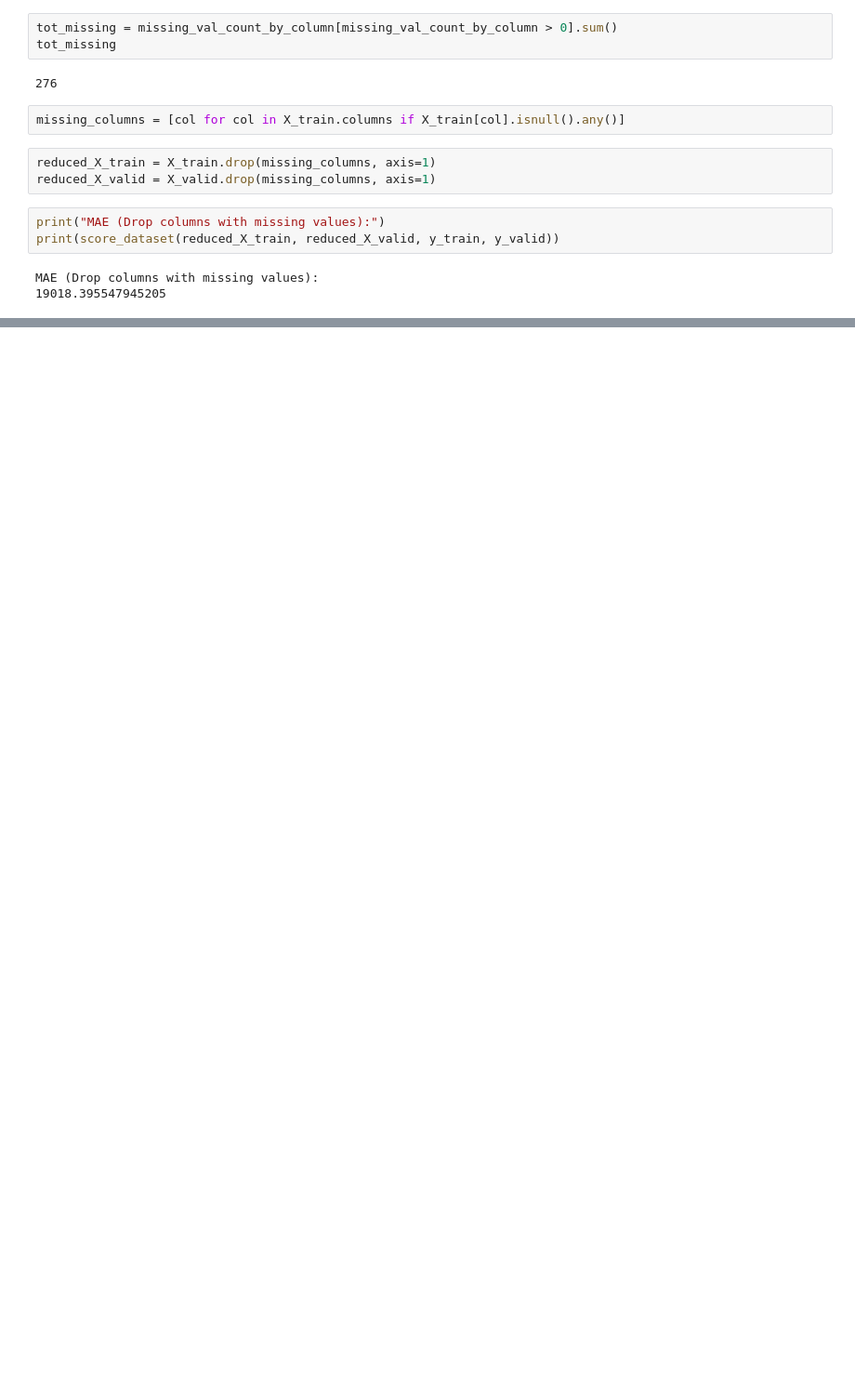
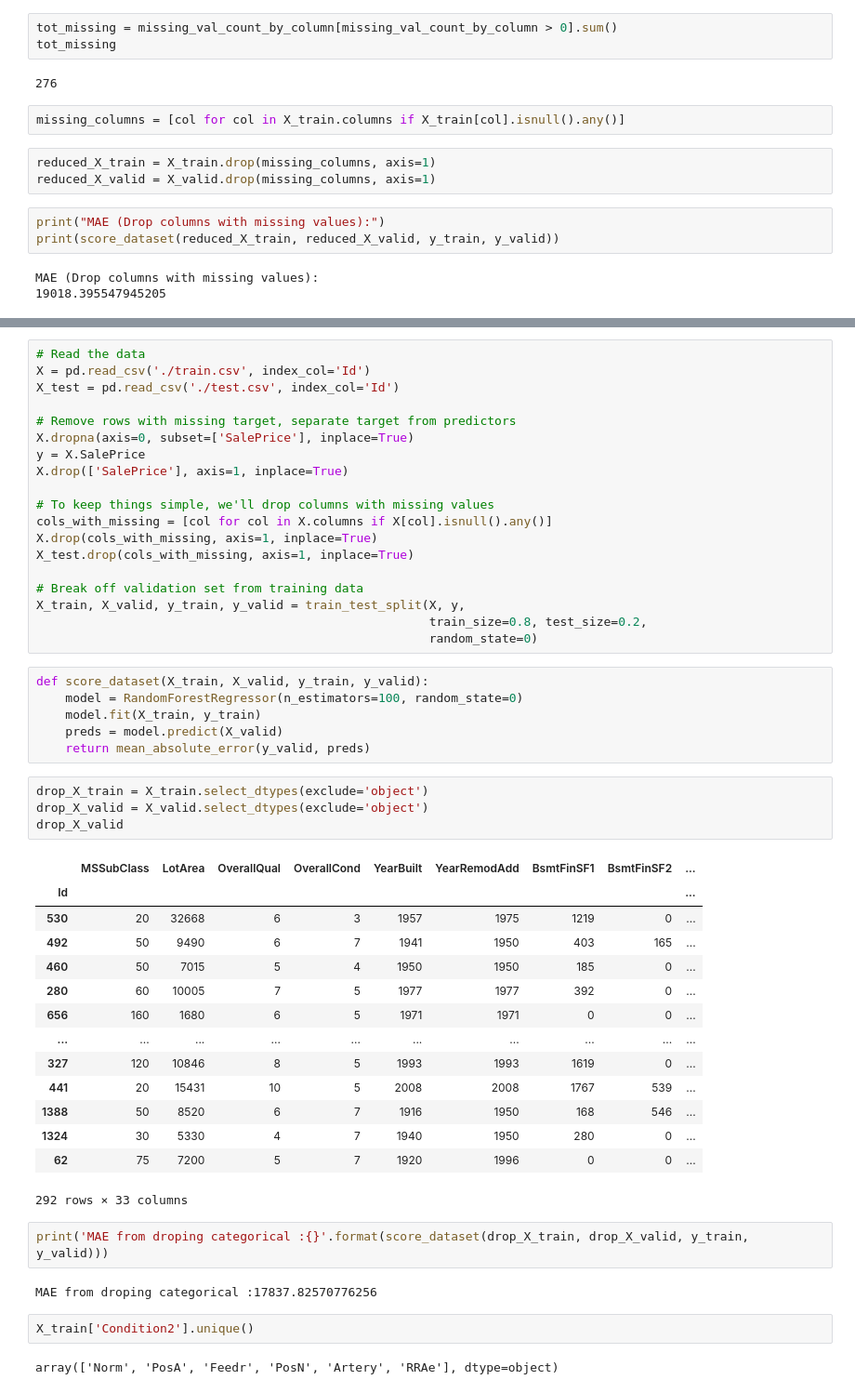
Before and after one commit to thomasGR9/kaggle_learning, a Jupyter notebook: Intermediate_ML/ML_lessons.ipynb, the cells around one changed output, grey strips where cells are left out. Shown at 93% size. Drawn from its saved outputs; the diff is of its cells as text; blank space fills up the shorter version.

```diff
--- a/Intermediate_ML/ML_lessons.ipynb
+++ b/Intermediate_ML/ML_lessons.ipynb
@@ -134,0 +295,52 @@ MAE (Drop columns with missing values):
+# %%
+# Read the data
+X = pd.read_csv('./train.csv', index_col='Id')
+X_test = pd.read_csv('./test.csv', index_col='Id')
+
+# Remove rows with missing target, separate target from predictors
+X.dropna(axis=0, subset=['SalePrice'], inplace=True)
+y = X.SalePrice
+X.drop(['SalePrice'], axis=1, inplace=True)
+
+# To keep things simple, we'll drop columns with missing values
+cols_with_missing = [col for col in X.columns if X[col].isnull().any()]
+X.drop(cols_with_missing, axis=1, inplace=True)
+X_test.drop(cols_with_missing, axis=1, inplace=True)
+
+# Break off validation set from training data
+X_train, X_valid, y_train, y_valid = train_test_split(X, y,
+                                                      train_size=0.8, test_size=0.2,
+                                                      random_state=0)
+# %%
+def score_dataset(X_train, X_valid, y_train, y_valid):
+    model = RandomForestRegressor(n_estimators=100, random_state=0)
+    model.fit(X_train, y_train)
+    preds = model.predict(X_valid)
+    return mean_absolute_error(y_valid, preds)
+# %%
+drop_X_train = X_train.select_dtypes(exclude='object')
+drop_X_valid = X_valid.select_dtypes(exclude='object')
+drop_X_valid
+# %% [output]
+|  | MSSubClass | LotArea | OverallQual | OverallCond | YearBuilt | YearRemodAdd | BsmtFinSF1 | BsmtFinSF2 | ... |
+| Id |  |  |  |  |  |  |  |  | ... |
+| 530 | 20 | 32668 | 6 | 3 | 1957 | 1975 | 1219 | 0 | ... |
+| 492 | 50 | 9490 | 6 | 7 | 1941 | 1950 | 403 | 165 | ... |
+| 460 | 50 | 7015 | 5 | 4 | 1950 | 1950 | 185 | 0 | ... |
+| 280 | 60 | 10005 | 7 | 5 | 1977 | 1977 | 392 | 0 | ... |
+| 656 | 160 | 1680 | 6 | 5 | 1971 | 1971 | 0 | 0 | ... |
+| ... | ... | ... | ... | ... | ... | ... | ... | ... | ... |
+| 327 | 120 | 10846 | 8 | 5 | 1993 | 1993 | 1619 | 0 | ... |
+| 441 | 20 | 15431 | 10 | 5 | 2008 | 2008 | 1767 | 539 | ... |
+| 1388 | 50 | 8520 | 6 | 7 | 1916 | 1950 | 168 | 546 | ... |
+| 1324 | 30 | 5330 | 4 | 7 | 1940 | 1950 | 280 | 0 | ... |
+| 62 | 75 | 7200 | 5 | 7 | 1920 | 1996 | 0 | 0 | ... |
+292 rows × 33 columns
+# %%
+print('MAE from droping categorical :{}'.format(score_dataset(drop_X_train, drop_X_valid, y_train, y_valid)))
+# %% [output]
+MAE from droping categorical :17837.82570776256
+# %%
+X_train['Condition2'].unique()
+# %% [output]
+array(['Norm', 'PosA', 'Feedr', 'PosN', 'Artery', 'RRAe'], dtype=object)
```
Also changed, not shown: parts of 48 cells of this notebook.
